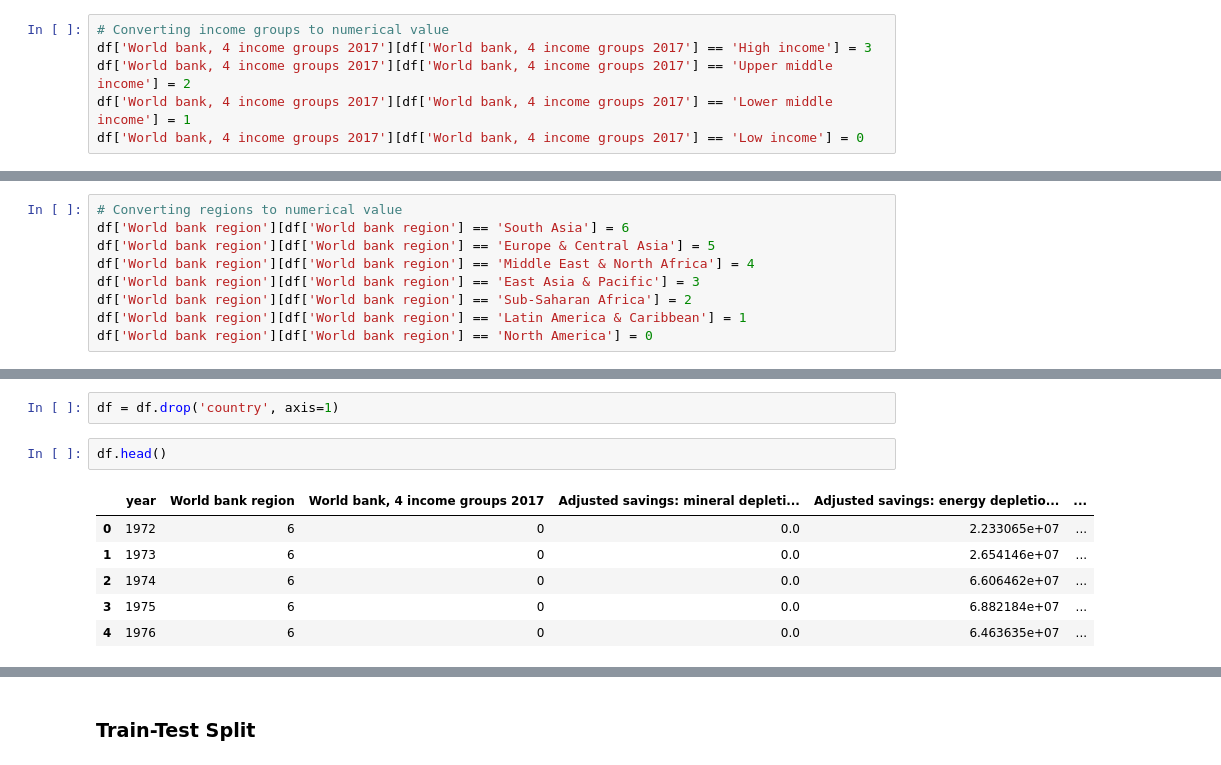
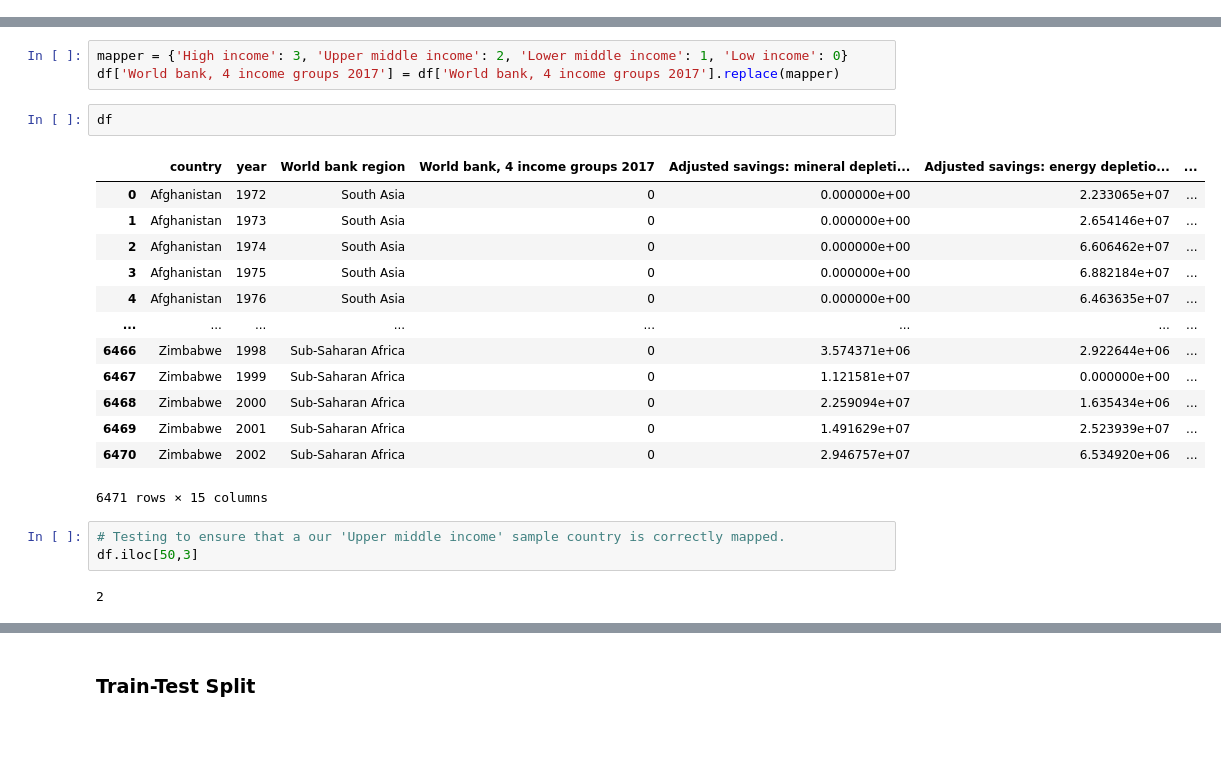
Before and after one commit to ashtonreed/Springboard, a Jupyter notebook: Capstone1/Capstone1_Machine_Learning.ipynb, the cells around one changed output, grey strips where cells are left out. Saved outputs shown, nothing was run; the diff lists cells and outputs as text; blank space fills up the shorter version.

```diff
--- a/Capstone1/Capstone1_Machine_Learning.ipynb
+++ b/Capstone1/Capstone1_Machine_Learning.ipynb
@@ -40,6 +41,0 @@ In order to use categorical variables in our model, we will need to assign them
-# %%
-# Converting income groups to numerical value
-df['World bank, 4 income groups 2017'][df['World bank, 4 income groups 2017'] == 'High income'] = 3
-df['World bank, 4 income groups 2017'][df['World bank, 4 income groups 2017'] == 'Upper middle income'] = 2
-df['World bank, 4 income groups 2017'][df['World bank, 4 income groups 2017'] == 'Lower middle income'] = 1
-df['World bank, 4 income groups 2017'][df['World bank, 4 income groups 2017'] == 'Low income'] = 0
@@ -63,9 +41,0 @@ See the caveats in the documentation: https://pandas.pydata.org/pandas-docs/stab
-# %%
-# Converting regions to numerical value
-df['World bank region'][df['World bank region'] == 'South Asia'] = 6
-df['World bank region'][df['World bank region'] == 'Europe & Central Asia'] = 5
-df['World bank region'][df['World bank region'] == 'Middle East & North Africa'] = 4
-df['World bank region'][df['World bank region'] == 'East Asia & Pacific'] = 3
-df['World bank region'][df['World bank region'] == 'Sub-Saharan Africa'] = 2
-df['World bank region'][df['World bank region'] == 'Latin America & Caribbean'] = 1
-df['World bank region'][df['World bank region'] == 'North America'] = 0
@@ -90,11 +42,24 @@ See the caveats in the documentation: https://pandas.pydata.org/pandas-docs/stab
-# %%
-df = df.drop('country', axis=1)
+# %%
+mapper = {'High income': 3, 'Upper middle income': 2, 'Lower middle income': 1, 'Low income': 0}
+df['World bank, 4 income groups 2017'] = df['World bank, 4 income groups 2017'].replace(mapper)
 # %%
-df.head()
+df
 # %% [output]
-|  | year | World bank region | World bank, 4 income groups 2017 | Adjusted savings: mineral depleti... | Adjusted savings: energy depletio... | ... |
-| 0 | 1972 | 6 | 0 | 0.0 | 2.233065e+07 | ... |
-| 1 | 1973 | 6 | 0 | 0.0 | 2.654146e+07 | ... |
-| 2 | 1974 | 6 | 0 | 0.0 | 6.606462e+07 | ... |
-| 3 | 1975 | 6 | 0 | 0.0 | 6.882184e+07 | ... |
-| 4 | 1976 | 6 | 0 | 0.0 | 6.463635e+07 | ... |
+|  | country | year | World bank region | World bank, 4 income groups 2017 | Adjusted savings: mineral depleti... | Adjusted savings: energy depletio... | ... |
+| 0 | Afghanistan | 1972 | South Asia | 0 | 0.000000e+00 | 2.233065e+07 | ... |
+| 1 | Afghanistan | 1973 | South Asia | 0 | 0.000000e+00 | 2.654146e+07 | ... |
+| 2 | Afghanistan | 1974 | South Asia | 0 | 0.000000e+00 | 6.606462e+07 | ... |
+| 3 | Afghanistan | 1975 | South Asia | 0 | 0.000000e+00 | 6.882184e+07 | ... |
+| 4 | Afghanistan | 1976 | South Asia | 0 | 0.000000e+00 | 6.463635e+07 | ... |
+| ... | ... | ... | ... | ... | ... | ... | ... |
+| 6466 | Zimbabwe | 1998 | Sub-Saharan Africa | 0 | 3.574371e+06 | 2.922644e+06 | ... |
+| 6467 | Zimbabwe | 1999 | Sub-Saharan Africa | 0 | 1.121581e+07 | 0.000000e+00 | ... |
+| 6468 | Zimbabwe | 2000 | Sub-Saharan Africa | 0 | 2.259094e+07 | 1.635434e+06 | ... |
+| 6469 | Zimbabwe | 2001 | Sub-Saharan Africa | 0 | 1.491629e+07 | 2.523939e+07 | ... |
+| 6470 | Zimbabwe | 2002 | Sub-Saharan Africa | 0 | 2.946757e+07 | 6.534920e+06 | ... |
+6471 rows × 15 columns
+# %%
+# Testing to ensure that a our 'Upper middle income' sample country is correctly mapped.
+df.iloc[50,3]
+# %% [output]
+2
```
Also changed, not shown: parts of 74 cells of this notebook.
